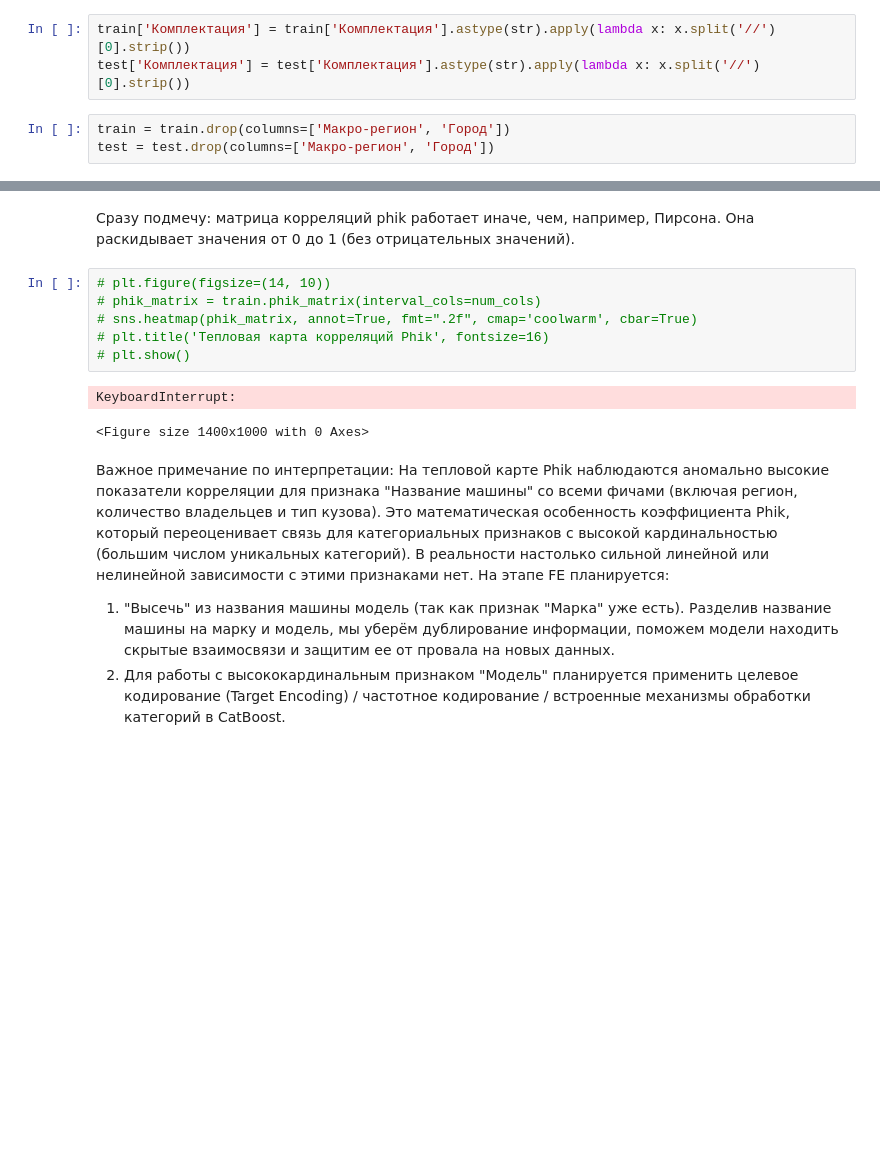
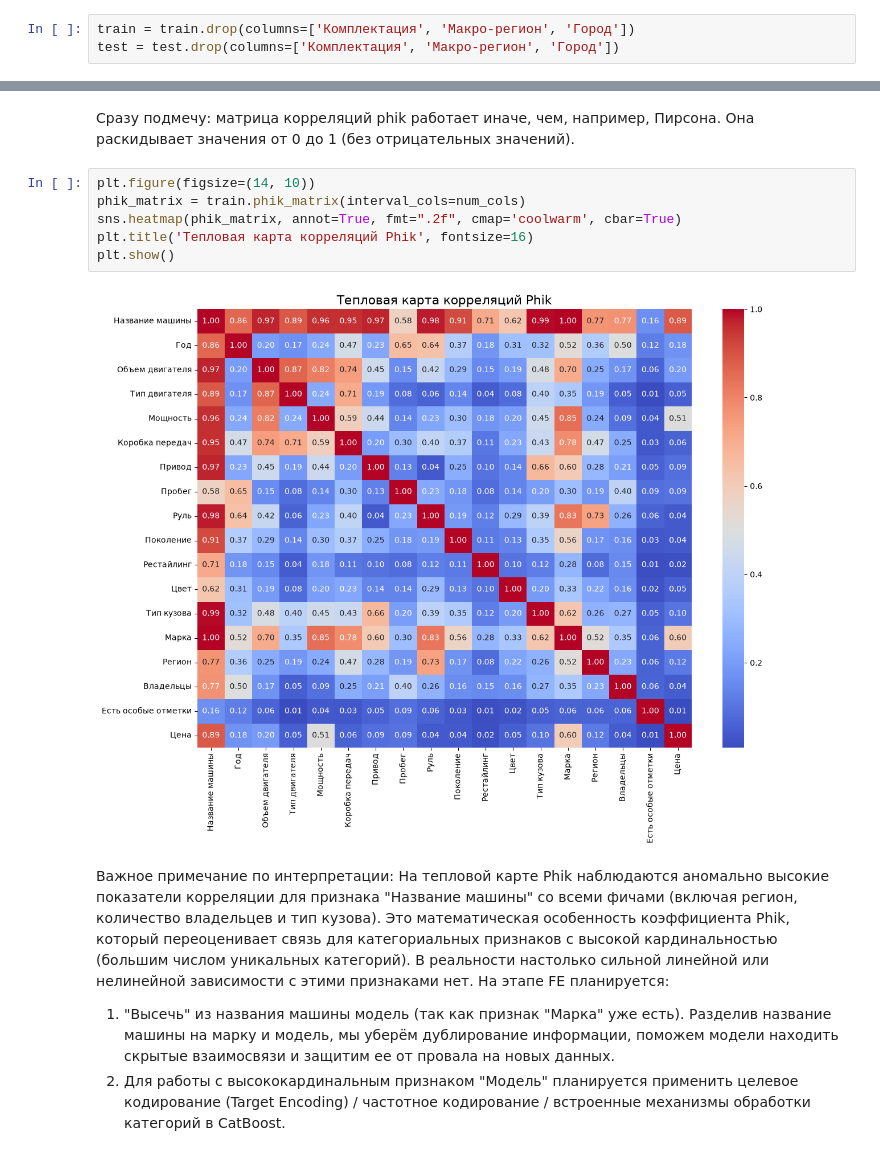
Before and after one commit to deviloon/car-price-analyzer, a Jupyter notebook: notebooks/02_eda_and_features.ipynb, the cells around one changed output, grey strips where cells are left out. Saved outputs shown, nothing was run; the diff lists cells and outputs as text; blank space fills up the shorter version.

```diff
--- a/notebooks/02_eda_and_features.ipynb
+++ b/notebooks/02_eda_and_features.ipynb
@@ -297,26 +297,22 @@ Name: count, dtype: int64
 318i M-Sport Package                                                                                                                                                                                     ...
 2.0 MPI AT 2WD SE//2.0 MPI AT 2WD SEL                                                                                                                                                                    ...
 Name: count, Length: 35547, dtype: int64
-# %%
-train['Комплектация'] = train['Комплектация'].astype(str).apply(lambda x: x.split('//')[0].strip())
-test['Комплектация'] = test['Комплектация'].astype(str).apply(lambda x: x.split('//')[0].strip())
 # %%
-train = train.drop(columns=['Макро-регион', 'Город'])
-test = test.drop(columns=['Макро-регион', 'Город'])
+train = train.drop(columns=['Комплектация', 'Макро-регион', 'Город'])
+test = test.drop(columns=['Комплектация', 'Макро-регион', 'Город'])
 # %%
 train = train[train['Цена'] >= 150000]
 train = train.drop_duplicates(subset=['Год', 'Объем двигателя', 'Мощность', 'Пробег', 'Марка', 'Регион', 'Поколение', 'Рестайлинг', 'Тип кузова'])
 # %% [markdown]
 Сразу подмечу: матрица корреляций phik работает иначе, чем, например, Пирсона. Она раскидывает значения от 0 до 1 (без отрицательных значений).
 # %%
-# plt.figure(figsize=(14, 10))
-# phik_matrix = train.phik_matrix(interval_cols=num_cols)
-# sns.heatmap(phik_matrix, annot=True, fmt=".2f", cmap='coolwarm', cbar=True)
-# plt.title('Тепловая карта корреляций Phik', fontsize=16)
-# plt.show()
+plt.figure(figsize=(14, 10))
+phik_matrix = train.phik_matrix(interval_cols=num_cols)
+sns.heatmap(phik_matrix, annot=True, fmt=".2f", cmap='coolwarm', cbar=True)
+plt.title('Тепловая карта корреляций Phik', fontsize=16)
+plt.show()
 # %% [output]
-KeyboardInterrupt:
-<Figure size 1400x1000 with 0 Axes>
+[figure, added]
 # %% [markdown]
 Важное примечание по интерпретации: На тепловой карте Phik наблюдаются аномально высокие показатели корреляции для признака "Название машины" со всеми фичами (включая регион, количество владельцев и тип кузова). Это математическая особенность коэффициента Phik, который переоценивает связь для категориальных признаков с высокой кардинальностью (большим числом уникальных категорий). В реальности настолько сильной линейной или нелинейной зависимости с этими признаками нет. На этапе FE планируется:
 1. "Высечь" из названия машины модель (так как признак "Марка" уже есть). Разделив название машины на марку и модель, мы уберём дублирование информации, поможем модели находить скрытые взаимосвязи и защитим ее от провала на новых данных.
```
Also changed, not shown: parts of 2 cells of this notebook.
